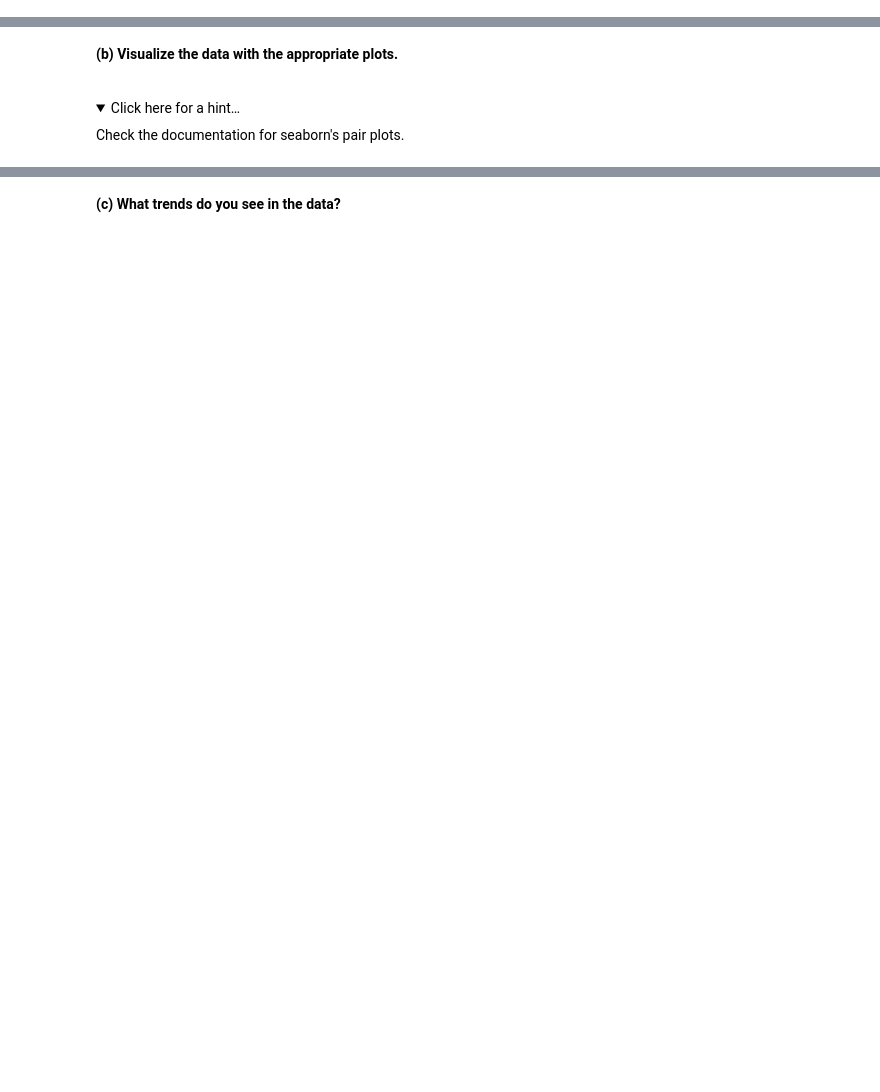
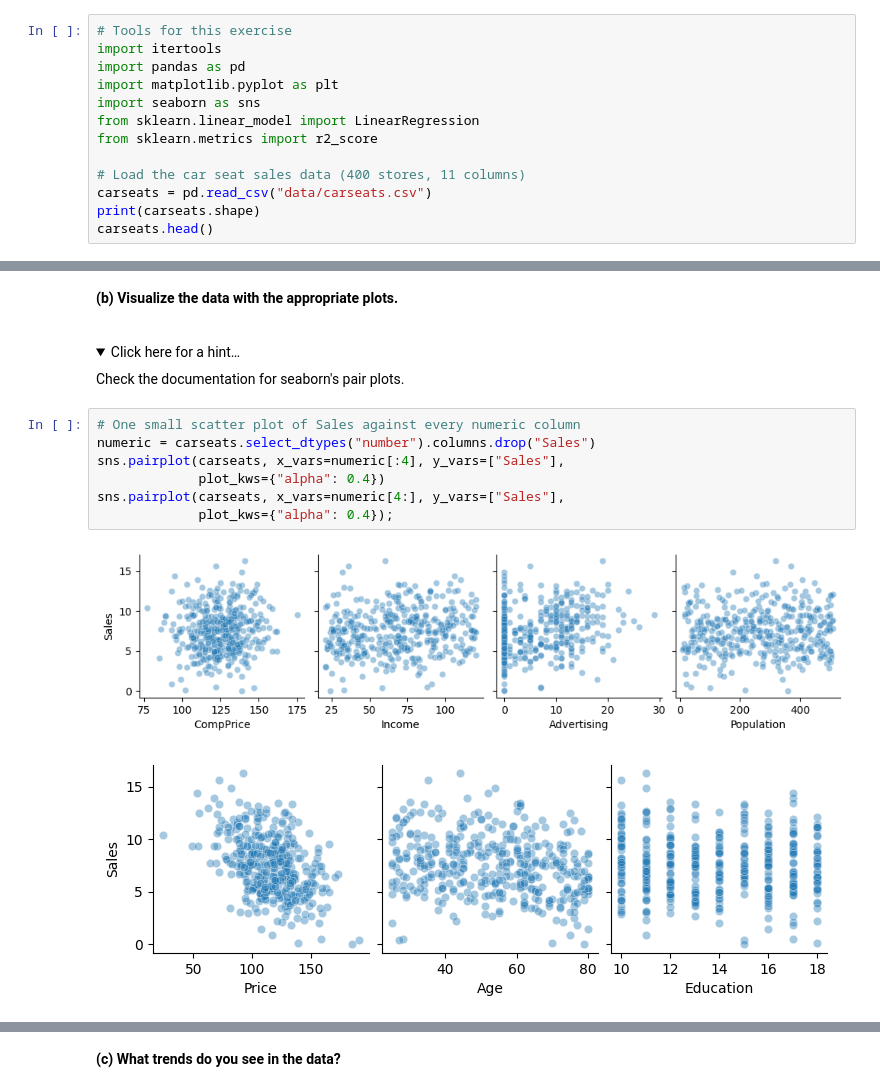
Before and after one commit to crsbln/ds-linear-regression, a Jupyter notebook: 5_multiple_linear_regression_exercise.ipynb, the cells around one changed output, grey strips where cells are left out. Saved outputs shown, nothing was run; the diff lists cells and outputs as text; folded sections open; blank space fills up the shorter version.

```diff
--- a/5_multiple_linear_regression_exercise.ipynb
+++ b/5_multiple_linear_regression_exercise.ipynb
@@ -17,3 +17,16 @@ You will find the file called `carseats.csv` in the data folder. It contains 400
 * **US**:            A factor with levels No and Yes to indicate whether the store is in the US or not
 # %% [markdown]
 **(a) Load the data**
+# %%
+# Tools for this exercise
+import itertools
+import pandas as pd
+import matplotlib.pyplot as plt
+import seaborn as sns
+from sklearn.linear_model import LinearRegression
+from sklearn.metrics import r2_score
+
+# Load the car seat sales data (400 stores, 11 columns)
+carseats = pd.read_csv("data/carseats.csv")
+print(carseats.shape)
+carseats.head()
@@ -26,3 +69,13 @@ Click here for a hint…
 </summary>
 Check the documentation for seaborn's pair plots.
 </details>
+# %%
+# One small scatter plot of Sales against every numeric column
+numeric = carseats.select_dtypes("number").columns.drop("Sales")
+sns.pairplot(carseats, x_vars=numeric[:4], y_vars=["Sales"],
+             plot_kws={"alpha": 0.4})
+sns.pairplot(carseats, x_vars=numeric[4:], y_vars=["Sales"],
+             plot_kws={"alpha": 0.4});
+# %% [output]
+[figure, added]
+[figure, added]
```
Also changed, not shown: parts of 20 cells of this notebook, 6 other files.
